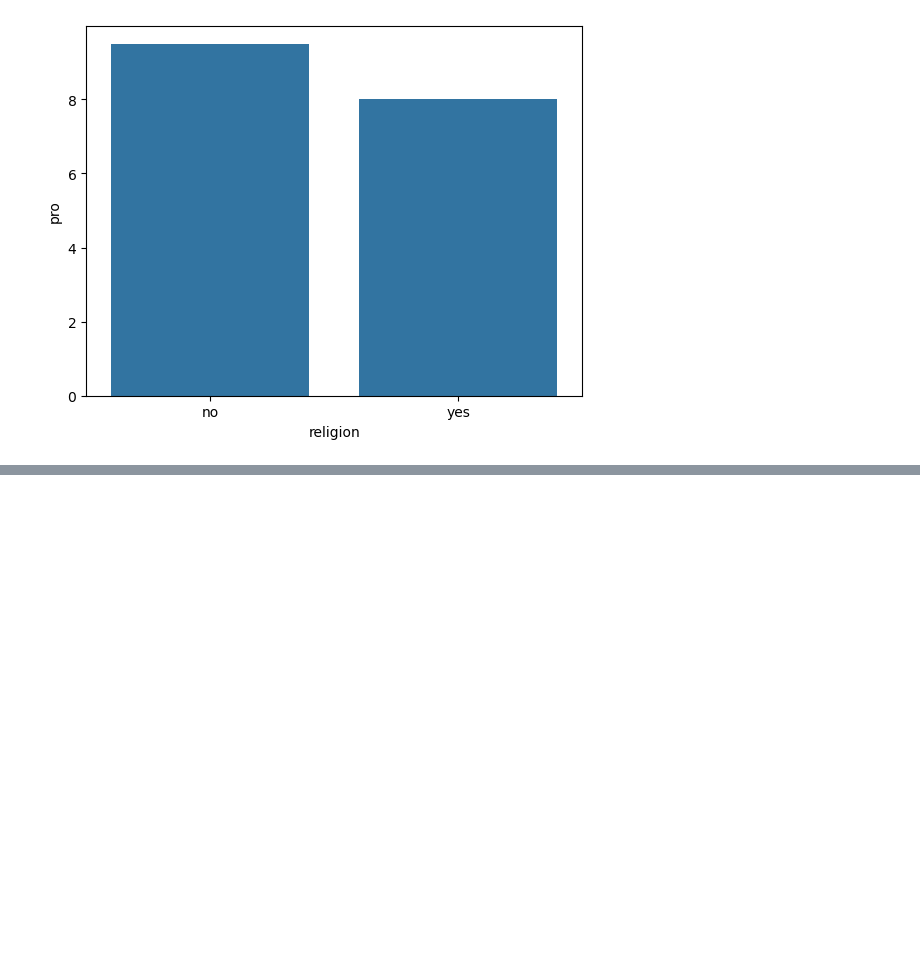
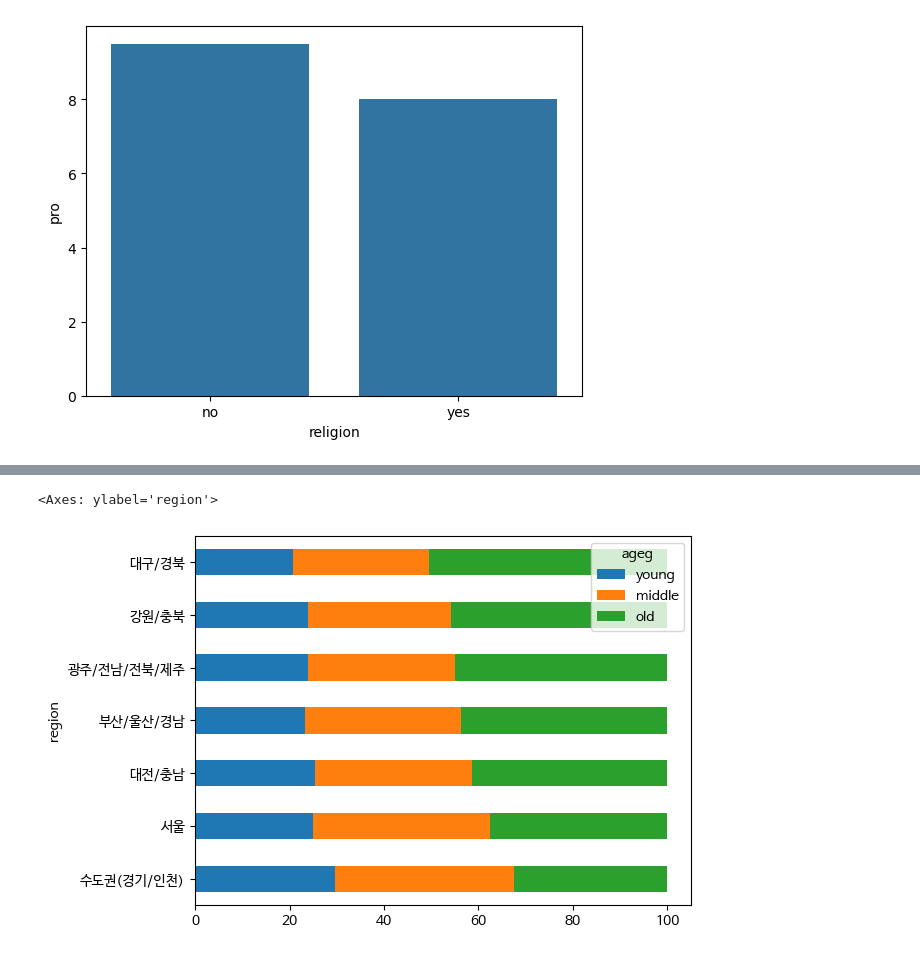
Before and after one commit to brave0duck/easy_python, a Jupyter notebook: z-09.project-02.ipynb, the cells around one changed output, grey strips where cells are left out. Cells and saved outputs as stored; diff of their text form; code cells hidden in the pictures; blank space fills up the shorter version.

```diff
--- a/z-09.project-02.ipynb
+++ b/z-09.project-02.ipynb
@@ -61,0 +134,4 @@ NameError: name 'welfare' is not defined
+# %%
+# old를 비교하고 싶으면 일단 old로 정렬하고 그후 변수 순서를 지정한다
+recorder_df = pivot_df.sort_values('old')[['young','middle','old']]
+recorder_df
@@ -61,0 +148,8 @@ NameError: name 'welfare' is not defined
+# %%
+# 완성되었다.
+recorder_df.plot.barh(stacked=True)
+
+# 대구/경북 -> 강원/충북 -> 광주/전남/전북/제주 ... 순으로 노인인구가 많다는 결과가 나온다
+# %% [output]
+<Axes: ylabel='region'>
+[figure, added]
```
Also changed, not shown: parts of 10 cells of this notebook.
